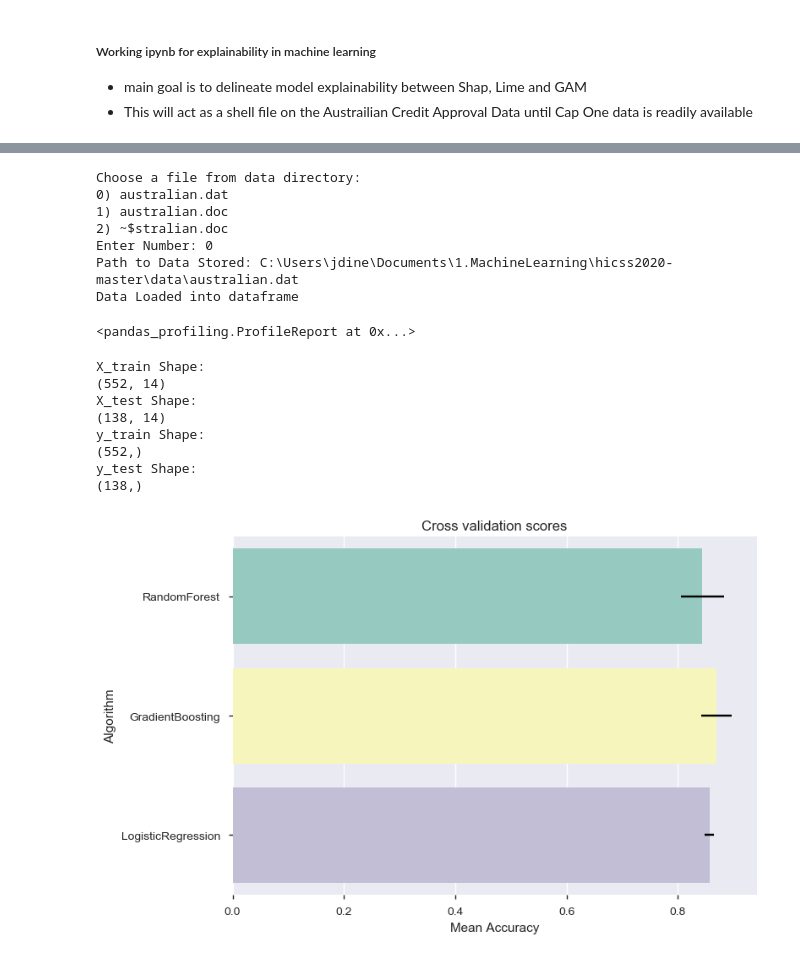
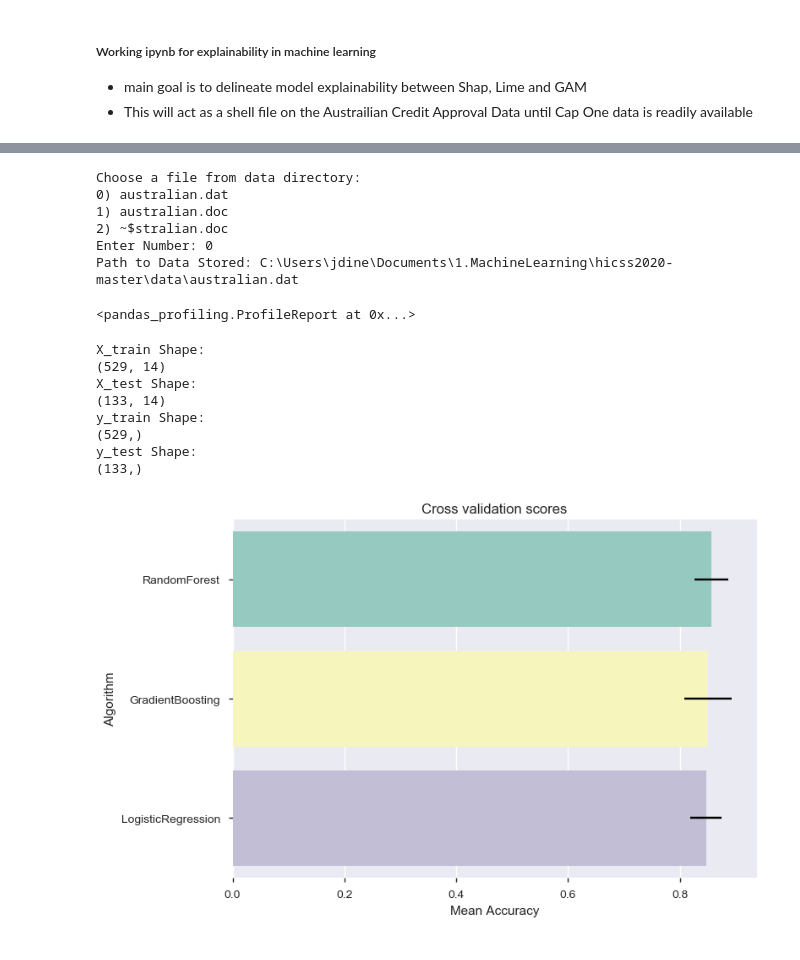
Before and after one commit to drcastillo/hicss2020, a Jupyter notebook: AustralianCreditApproval.ipynb, the cells around one changed output, grey strips where cells are left out. Cells and saved outputs as stored; diff of their text form; code cells hidden in the pictures.

```diff
--- a/AustralianCreditApproval.ipynb
+++ b/AustralianCreditApproval.ipynb
@@ -104,6 +109,9 @@ Returning Contents of Working Directory..
 # %%
 #Clean Data
-df = load_data(path = 'data', drop_outliers = False, columns = 16, outlier_columns= ['A7', 'A2','A14', 'A13'])
+df = load_data(path='data',
+               drop_outliers=True, #Tukey Method
+               columns=16, #including index
+               outlier_columns=['A7', 'A2', 'A14', 'A13']) #Only remove outliers on non-discrete features
 # %% [output]
 Choose a file from data directory:
 0) australian.dat
@@ -111,7 +119,6 @@ Choose a file from data directory:
 2) ~$stralian.doc
 Enter Number: 0
 Path to Data Stored: C:\Users\jdine\Documents\1.MachineLearning\hicss2020-master\data\australian.dat
-Data Loaded into dataframe
 # %%
 pandas_profiling.ProfileReport(df) #Neat tool for quick EDA
 # %% [output]
@@ -119,9 +126,12 @@ pandas_profiling.ProfileReport(df) #Neat tool for quick EDA
 # %%
 #g = sns.heatmap(df.corr(),annot=True, fmt = ".2f", cmap = "coolwarm")
 # %%
+X_train, X_test, y_train, y_test = split_data(df=df,
+                                              keras=False,
+                                              testSize=0.2,
+                                              randomState=123)
 
-X_train, X_test, y_train, y_test = split_data(df = df, keras = False, testSize = 0.2, randomState = 123)
-
+#Get Shape of train / test sets.
 data = [X_train, X_test, y_train, y_test]
 data_list = ["X_train", "X_test", "y_train", "y_test"]
 for i in range(4):
@@ -129,40 +139,57 @@ for i in range(4):
     print(data[i].shape)
 # %% [output]
 X_train Shape:
-(552, 14)
+(529, 14)
 X_test Shape:
-(138, 14)
+(133, 14)
 y_train Shape:
-(552,)
+(529,)
 y_test Shape:
-(138,)
+(133,)
 # %%
 # Cross validate model with Kfold stratified cross val
 kfold = StratifiedKFold(n_splits=5)
 
-# Modeling step Test differents algorithms
-random_state = 2
+#Run Kfold CrossVal on base classifiers
+
+random_state = 1
 classifiers = []
 classifiers.append(RandomForestClassifier(random_state=random_state))
 classifiers.append(GradientBoostingClassifier(random_state=random_state))
-classifiers.append(LogisticRegression(random_state = random_state))
+classifiers.append(LogisticRegression(random_state=random_state))
 
 cv_results = []
-for classifier in classifiers :
-    cv_results.append(cross_val_score(classifier, X_train, y = y_train, scoring = "accuracy", cv = kfold, n_jobs=4))
+for classifier in classifiers:
+    cv_results.append(
+        cross_val_score(classifier,
+                        X_train,
+                        y=y_train,
+                        scoring="accuracy",
+                        cv=kfold,
+                        n_jobs=4))
 
 cv_means = []
 cv_std = []
 for cv_result in cv_results:
     cv_means.append(cv_result.mean())
     cv_std.append(cv_result.std())
 
-cv_res = pd.DataFrame({"CrossValMeans":cv_means,"CrossValerrors": cv_std,"Algorithm":[
-"RandomForest","GradientBoosting","LogisticRegression"]})
+cv_res = pd.DataFrame({
+    "CrossValMeans":
+    cv_means,
+    "CrossValerrors":
+    cv_std,
+    "Algorithm": ["RandomForest", "GradientBoosting", "LogisticRegression"]
+})
 
-g = sns.barplot("CrossValMeans","Algorithm",data = cv_res, palette="Set3",orient = "h",**{'xerr':cv_std})
+g = sns.barplot("CrossValMeans",
+                "Algorithm",
+                data=cv_res,
+                palette="Set3",
+                orient="h",
+                **{'xerr': cv_std})
 g.set_xlabel("Mean Accuracy")
 g = g.set_title("Cross validation scores")
 # %% [output]
-[figure, old version]
+[figure, new version]
 # %%
```
Also changed, not shown: parts of 17 cells of this notebook, 4 other files.
